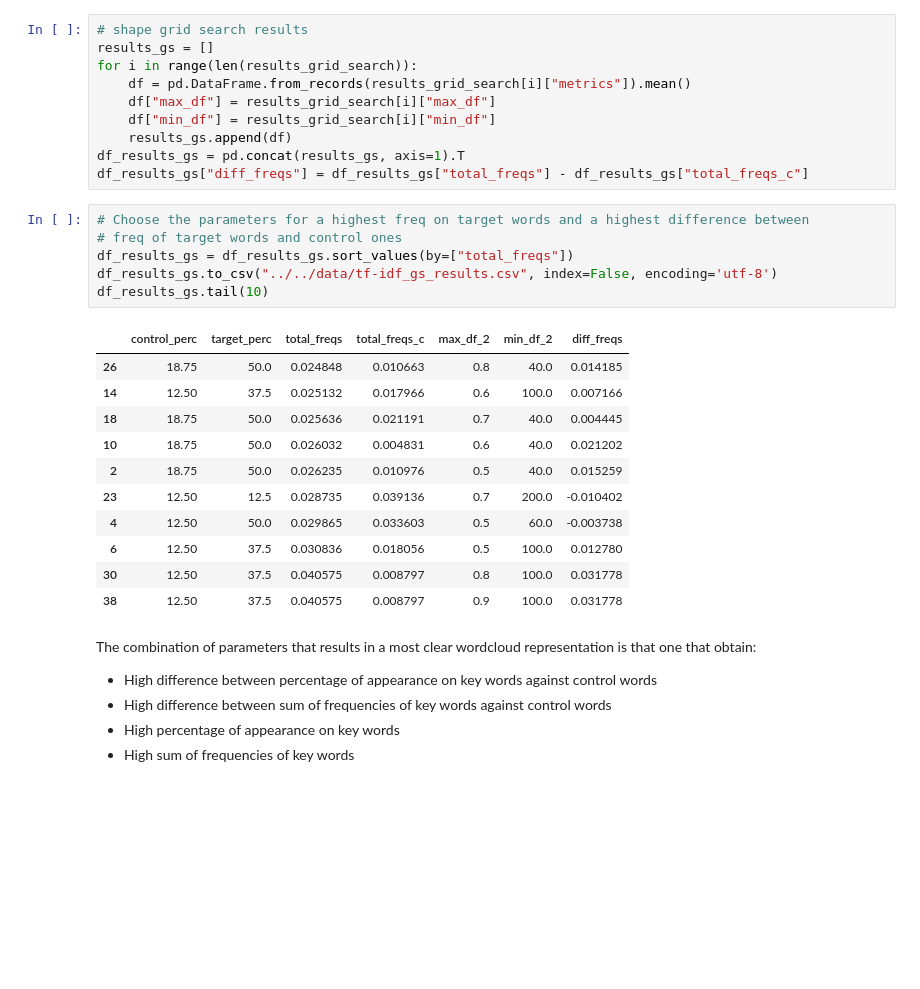
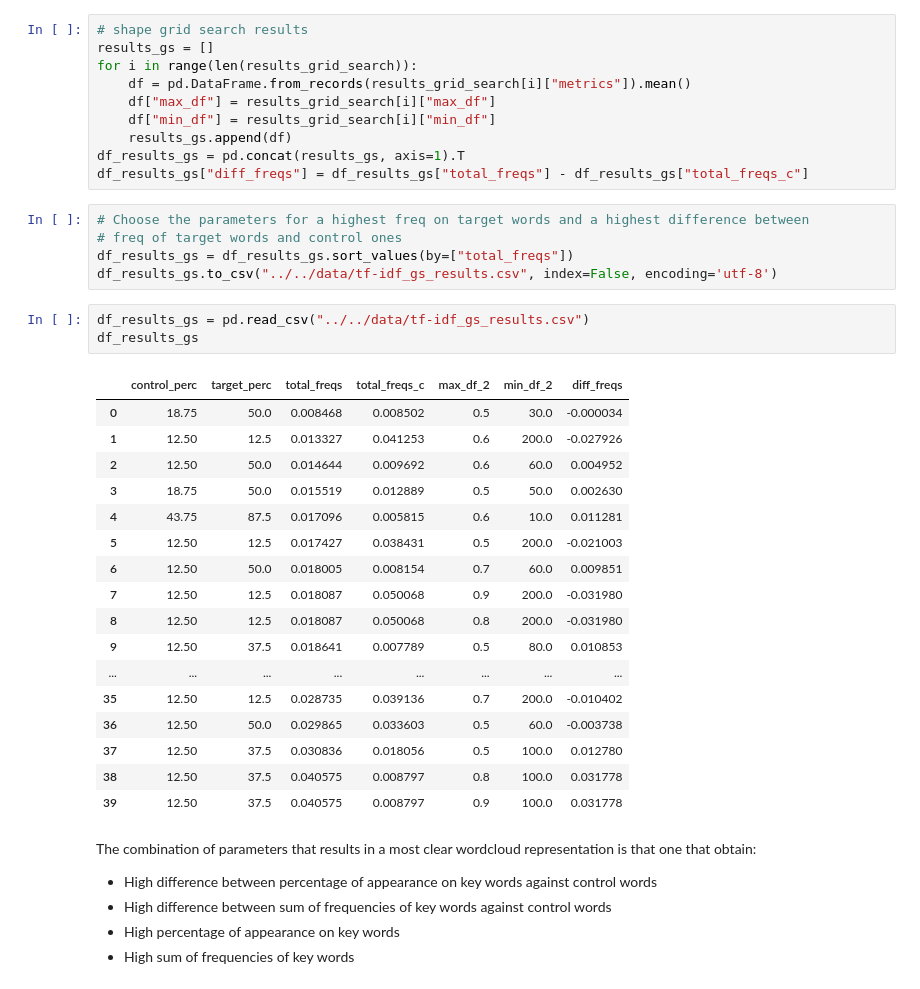
Before and after one commit to diazcelsa/NLP_politics_spiegel, a Jupyter notebook: notebooks/text_process/Articles selection for migration-related topic.ipynb, the cells around one changed output. Cells and saved outputs as stored; diff of their text form; blank space fills up the shorter version.

```diff
--- a/notebooks/text_process/Articles selection for migration-related topic.ipynb
+++ b/notebooks/text_process/Articles selection for migration-related topic.ipynb
@@ -275,19 +275,27 @@ df_results_gs["diff_freqs"] = df_results_gs["total_freqs"] - df_results_gs["tota
 # freq of target words and control ones
 df_results_gs = df_results_gs.sort_values(by=["total_freqs"])
 df_results_gs.to_csv("../../data/tf-idf_gs_results.csv", index=False, encoding='utf-8')
-df_results_gs.tail(10)
-# %% [output]
-|  | control_perc | target_perc | total_freqs | total_freqs_c | max_df_2 | min_df_2 | diff_freqs |
-| 26 | 18.75 | 50.0 | 0.024848 | 0.010663 | 0.8 | 40.0 | 0.014185 |
-| 14 | 12.50 | 37.5 | 0.025132 | 0.017966 | 0.6 | 100.0 | 0.007166 |
-| 18 | 18.75 | 50.0 | 0.025636 | 0.021191 | 0.7 | 40.0 | 0.004445 |
-| 10 | 18.75 | 50.0 | 0.026032 | 0.004831 | 0.6 | 40.0 | 0.021202 |
-| 2 | 18.75 | 50.0 | 0.026235 | 0.010976 | 0.5 | 40.0 | 0.015259 |
-| 23 | 12.50 | 12.5 | 0.028735 | 0.039136 | 0.7 | 200.0 | -0.010402 |
-| 4 | 12.50 | 50.0 | 0.029865 | 0.033603 | 0.5 | 60.0 | -0.003738 |
-| 6 | 12.50 | 37.5 | 0.030836 | 0.018056 | 0.5 | 100.0 | 0.012780 |
-| 30 | 12.50 | 37.5 | 0.040575 | 0.008797 | 0.8 | 100.0 | 0.031778 |
-| 38 | 12.50 | 37.5 | 0.040575 | 0.008797 | 0.9 | 100.0 | 0.031778 |
+# %%
+df_results_gs = pd.read_csv("../../data/tf-idf_gs_results.csv")
+df_results_gs
+# %% [output]
+|  | control_perc | target_perc | total_freqs | total_freqs_c | max_df_2 | min_df_2 | diff_freqs |
+| 0 | 18.75 | 50.0 | 0.008468 | 0.008502 | 0.5 | 30.0 | -0.000034 |
+| 1 | 12.50 | 12.5 | 0.013327 | 0.041253 | 0.6 | 200.0 | -0.027926 |
+| 2 | 12.50 | 50.0 | 0.014644 | 0.009692 | 0.6 | 60.0 | 0.004952 |
+| 3 | 18.75 | 50.0 | 0.015519 | 0.012889 | 0.5 | 50.0 | 0.002630 |
+| 4 | 43.75 | 87.5 | 0.017096 | 0.005815 | 0.6 | 10.0 | 0.011281 |
+| 5 | 12.50 | 12.5 | 0.017427 | 0.038431 | 0.5 | 200.0 | -0.021003 |
+| 6 | 12.50 | 50.0 | 0.018005 | 0.008154 | 0.7 | 60.0 | 0.009851 |
+| 7 | 12.50 | 12.5 | 0.018087 | 0.050068 | 0.9 | 200.0 | -0.031980 |
+| 8 | 12.50 | 12.5 | 0.018087 | 0.050068 | 0.8 | 200.0 | -0.031980 |
+| 9 | 12.50 | 37.5 | 0.018641 | 0.007789 | 0.5 | 80.0 | 0.010853 |
+| ... | ... | ... | ... | ... | ... | ... | ... |
+| 35 | 12.50 | 12.5 | 0.028735 | 0.039136 | 0.7 | 200.0 | -0.010402 |
+| 36 | 12.50 | 50.0 | 0.029865 | 0.033603 | 0.5 | 60.0 | -0.003738 |
+| 37 | 12.50 | 37.5 | 0.030836 | 0.018056 | 0.5 | 100.0 | 0.012780 |
+| 38 | 12.50 | 37.5 | 0.040575 | 0.008797 | 0.8 | 100.0 | 0.031778 |
+| 39 | 12.50 | 37.5 | 0.040575 | 0.008797 | 0.9 | 100.0 | 0.031778 |
 # %% [markdown]
 The combination of parameters that results in a most clear wordcloud representation is that one that obtain:
 * High difference between percentage of appearance on key words against control words
```
Also changed, not shown: parts of 3 cells of this notebook, 11 other files.
